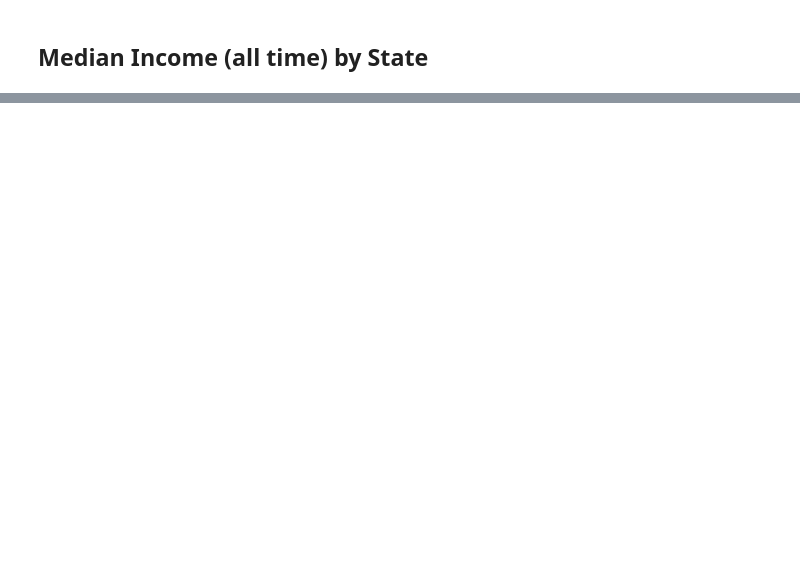
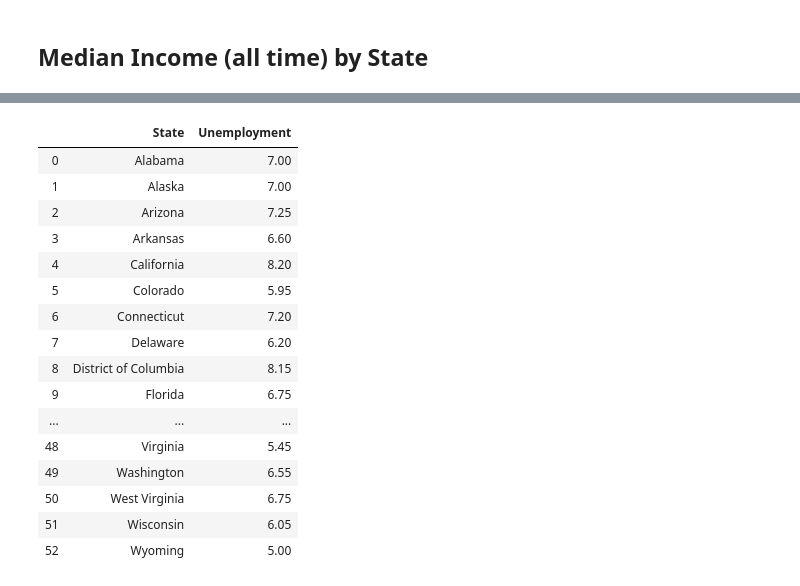
Before and after one commit to JosueGar/team_project_1, a Jupyter notebook: Randall_scratchpad.ipynb, the cells around one changed output, grey strips where cells are left out. Cells and saved outputs as stored; diff of their text form; code cells hidden in the pictures; blank space fills up the shorter version.

```diff
--- a/Randall_scratchpad.ipynb
+++ b/Randall_scratchpad.ipynb
@@ -61,3 +68,10 @@ unemployment_rate_src = pd.read_csv(filename,encoding='latin-1')
 
 housing_crash_date = ['2008','12']
 state_geo = 'data/folium/us-states.json'
+# %%
+#build state name / id xref
+with open(state_geo) as json_file:
+    state_geo_df = json.load(json_file)
+state_geo_xref = json_normalize(state_geo_df['features']).filter(items=['id','properties.name'])
+state_geo_xref = state_geo_xref.rename(columns={'id':'State_id','properties.name':'State'}).set_index('State')
+state_geo_xref.head()
@@ -399,0 +594,34 @@ m
+# %%
+unemployment_rate_state = unemployment_rate_state_src.copy()
+unemployment_rate_state = unemployment_rate_state.groupby('State').median()
+#affordability_income_map_drop = affordability_income_map.copy()
+#unemployment_rate_state.columns = unemployment_rate_state.columns.droplevel(1)
+unemployment_rate_state = pd.DataFrame(unemployment_rate_state.median(axis=1))
+unemployment_rate_state.columns = ['Unemployment']
+unemployment_rate_state = unemployment_rate_state.reset_index()
+#unemployment_rate_state['State'] = unemployment_rate_state['State'].str.strip()
+unemployment_rate_state = unemployment_rate_state.set_index('State').merge(state_geo_xref,left_index=True,right_index=True)
+
+
+#render the map
+map_name = 'Unemployment Rate (%)'
+m = folium.Map([43, -100], zoom_start=4)
+
+
+
+year1 = folium.Choropleth(
+    geo_data=state_geo,
+    data=unemployment_rate_state,
+    columns=['State_id', 'Unemployment'],
+    key_on='feature.id',
+    fill_color='YlGn',
+    fill_opacity=0.7,
+    line_opacity=0.2,
+    legend_name=map_name,
+    name = 'testy'
+)#.add_to(m)
+m.add_child(year1)
+m.add_child(folium.LayerControl())
+m.save(map_name+'.html')
+
+m
@@ -399,0 +630,20 @@ m
+# %%
+unemployment_rate_state
+# %% [output]
+|  | State | Unemployment |
+| 0 | Alabama | 7.00 |
+| 1 | Alaska | 7.00 |
+| 2 | Arizona | 7.25 |
+| 3 | Arkansas | 6.60 |
+| 4 | California | 8.20 |
+| 5 | Colorado | 5.95 |
+| 6 | Connecticut | 7.20 |
+| 7 | Delaware | 6.20 |
+| 8 | District of Columbia | 8.15 |
+| 9 | Florida | 6.75 |
+| ... | ... | ... |
+| 48 | Virginia | 5.45 |
+| 49 | Washington | 6.55 |
+| 50 | West Virginia | 6.75 |
+| 51 | Wisconsin | 6.05 |
+| 52 | Wyoming | 5.00 |
```
Also changed, not shown: parts of 22 cells of this notebook, 1 other file.
